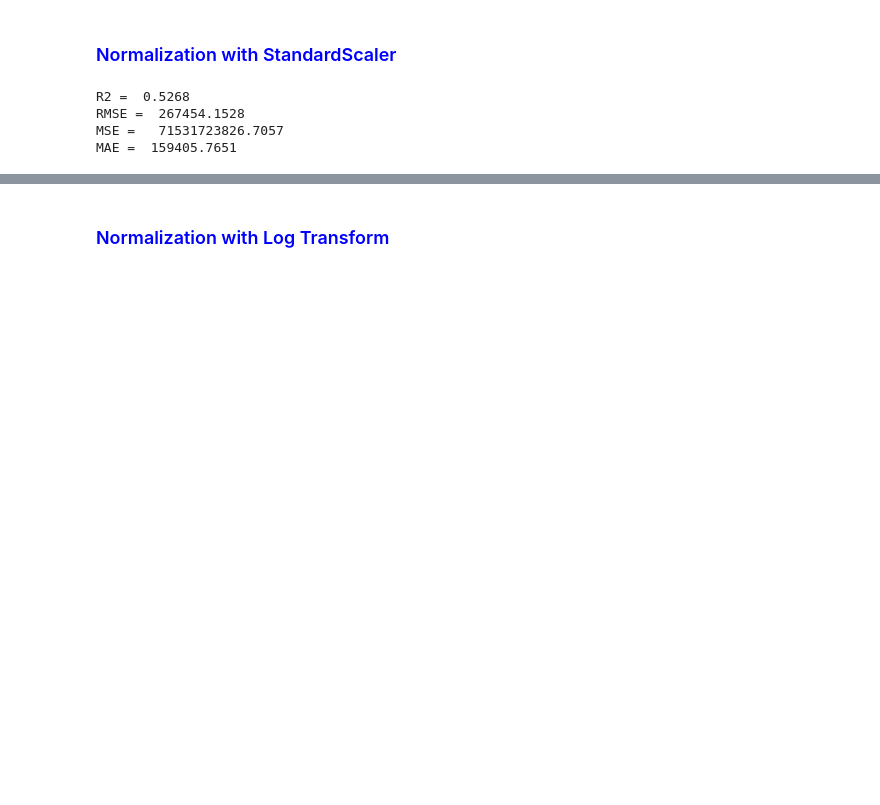
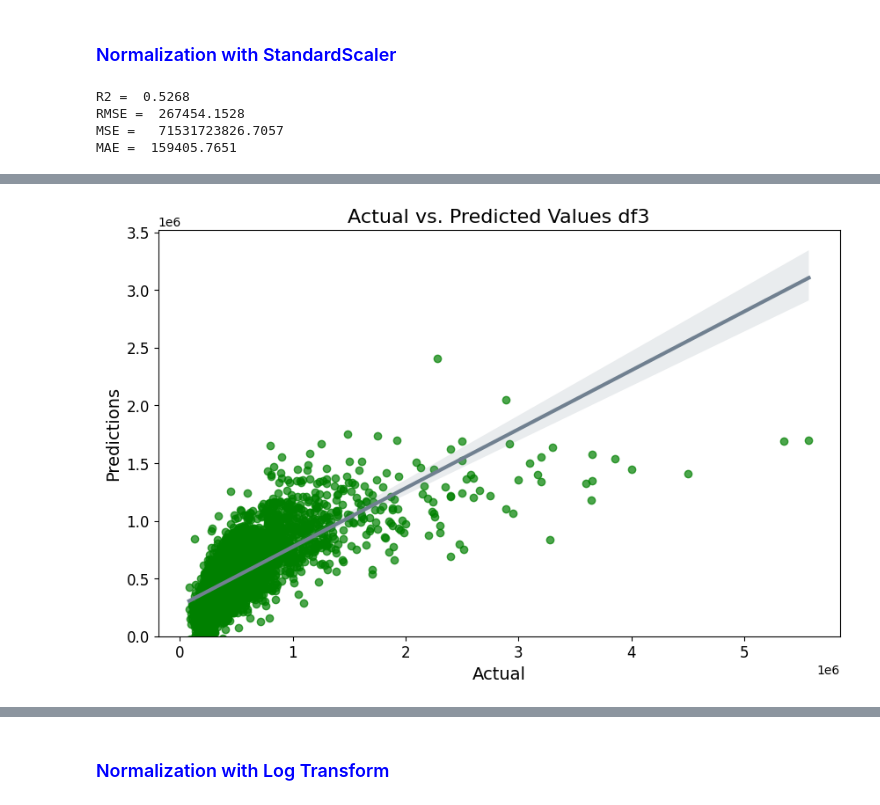
Before and after one commit to Biruk-Buye/king_-country_-houses, a Jupyter notebook: Sara_nb.ipynb, the cells around one changed output, grey strips where cells are left out. Saved outputs shown, nothing was run; the diff lists cells and outputs as text; code cells hidden in the pictures; blank space fills up the shorter version.

```diff
--- a/Sara_nb.ipynb
+++ b/Sara_nb.ipynb
@@ -112,8 +112,8 @@ df1.shape
 <h2 style="color: Blue;">Modelling</h2>
 # %%
 #X-y split
-X = df.drop("price", axis=1)
-y = df["price"]
+X = df3.drop("price", axis=1)
+y = df3["price"]
 
 #Train_Test split
 X_train, X_test, y_train, y_test = train_test_split(X, y, test_size=0.2, random_state=42)
@@ -221,0 +195,4 @@ MAE =  159405.7651
+# %%
+# Make a dataframe to compare
+eval_df = pd.DataFrame({"actual":y_test,"predictions":predictions2})
+eval_df
@@ -221,0 +226,20 @@ MAE =  159405.7651
+# %%
+# df3
+scatter_color = "green"
+line_color = "slategray"
+
+plt.figure(figsize=(10, 6))
+
+sns.regplot(x='actual', y='predictions', data=eval_df,
+            scatter_kws={"color": scatter_color, "alpha": 0.7},
+            line_kws={"color": line_color, "linewidth": 3})
+
+plt.ylim(bottom=0)
+plt.title('Actual vs. Predicted Values df3', fontsize=16)
+plt.xlabel('Actual', fontsize=14)
+plt.ylabel('Predictions', fontsize=14)
+plt.xticks(fontsize=12)
+plt.yticks(fontsize=12)
+plt.show()
+# %% [output]
+[figure, added]
```
Also changed, not shown: parts of 44 cells of this notebook.
